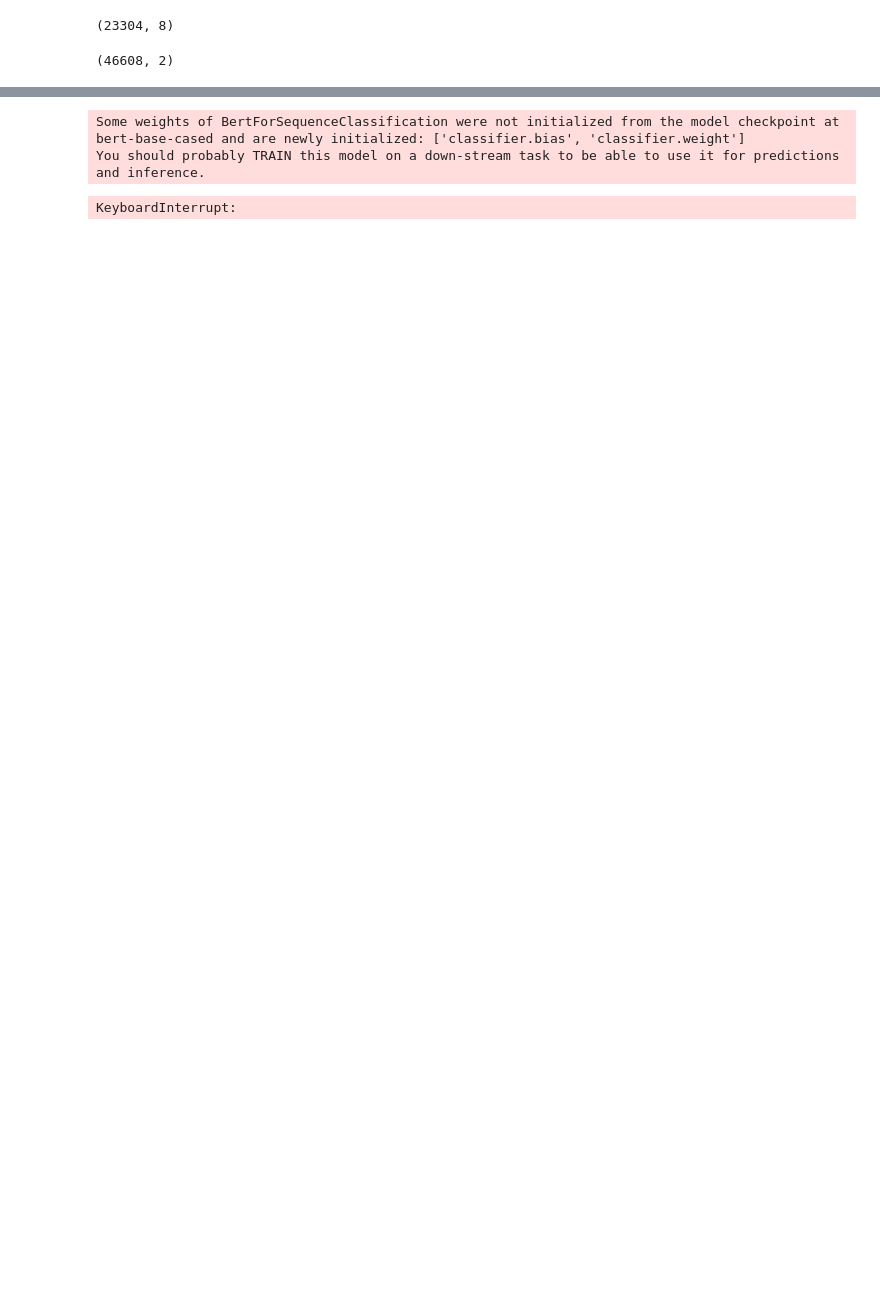
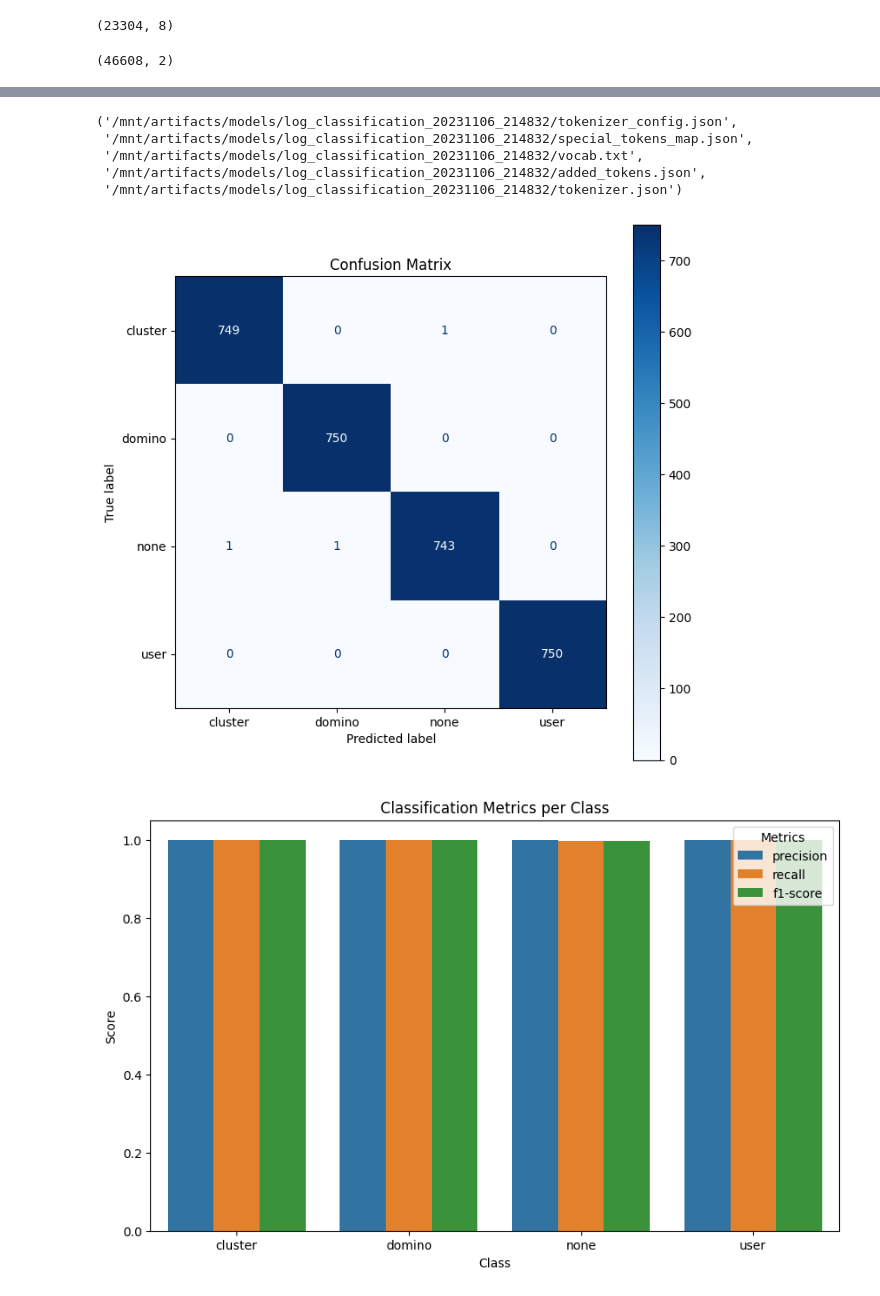
Before and after one commit to domino-okeefe-niemann/support-bundle-analysis-dashboard, a Jupyter notebook: machine_learning/log_error_classifier_runbook.ipynb, the cells around one changed output, grey strips where cells are left out. Drawn from its saved outputs; the diff is of its cells as text; code cells hidden in the pictures; blank space fills up the shorter version.

```diff
--- a/machine_learning/log_error_classifier_runbook.ipynb
+++ b/machine_learning/log_error_classifier_runbook.ipynb
@@ -109,3 +111,4 @@ all_data.to_csv(os.path.join(dir_name, datetime.now().strftime('%Y%m%d_%H%M%S')
 # %%
 df_train_small = pd.read_csv(os.path.join(data_directory, 'classification_data', '20231106_172505_train_small.csv'))
 df_test_small = pd.read_csv(os.path.join(data_directory, 'classification_data', '20231106_172505_test_small.csv'))
+df_test_small = df_test_small[df_test_small['text'].notna()]
@@ -120,12 +126,20 @@ df_test_small['label'] = df_test_small['label'].apply(lambda x: text_to_label[x]
 import log_error_classifier
 from log_error_classifier import HuggingFaceClassifier
 
-model = HuggingFaceClassifier(path_or_pretrained='bert-base-cased', num_labels=4)
+#model = HuggingFaceClassifier(path_or_pretrained='bert-base-cased', num_labels=4)
+model = HuggingFaceClassifier(path_or_pretrained='/mnt/artifacts/models/log_classification_20231106_212241/')
-# %% [output]
-Some weights of BertForSequenceClassification were not initialized from the model checkpoint at bert-base-cased and are newly initialized: ['classifier.bias', 'classifier.weight']
-You should probably TRAIN this model on a down-stream task to be able to use it for predictions and inference.
 # %%
 # Train the model
 model.train(df=df_train_small)
-# %% [output]
-KeyboardInterrupt:
+# %%
+model_directory = os.path.join('/mnt', 'artifacts', 'models', 'log_classification_'+datetime.now().strftime('%Y%m%d_%H%M%S'))
+
+os.makedirs(model_directory)
+model.model.save_pretrained(model_directory)
+model.tokenizer.save_pretrained(model_directory)
+# %% [output]
+('/mnt/artifacts/models/log_classification_20231106_214832/tokenizer_config.json',
+ '/mnt/artifacts/models/log_classification_20231106_214832/special_tokens_map.json',
+ '/mnt/artifacts/models/log_classification_20231106_214832/vocab.txt',
+ '/mnt/artifacts/models/log_classification_20231106_214832/added_tokens.json',
+ '/mnt/artifacts/models/log_classification_20231106_214832/tokenizer.json')
@@ -131,0 +148,45 @@ KeyboardInterrupt:
+# %%
+text = df_test_small['text'].to_list()
+predictions, probabilities = model.predict(text)
+# %%
+import pandas as pd
+import seaborn as sns
+import numpy as np
+import matplotlib.pyplot as plt
+from sklearn.metrics import classification_report, confusion_matrix, ConfusionMatrixDisplay
+
+# Assuming 'df' is your DataFrame with 'predictions' and 'labels' columns
+predictions = [label_to_text[str(pred)] for pred in predictions]
+labels = [label_to_text[str(label)] for label in df_test_small['label'].to_list()]
+
+# Generate the classification report and the confusion matrix
+report = classification_report(labels, predictions, output_dict=True)
+conf_matrix = confusion_matrix(labels, predictions)
+
+# Plot the confusion matrix
+fig, ax = plt.subplots(figsize=(8, 8))
+ConfusionMatrixDisplay(conf_matrix, display_labels=np.unique(labels)).plot(cmap=plt.cm.Blues, ax=ax)
+plt.title('Confusion Matrix')
+plt.show()
+
+# Extract the precision, recall, and F1 score for each class
+metrics_df = pd.DataFrame(report).transpose().reset_index()
+metrics_df.rename({'index': 'class'}, axis=1, inplace=True)
+
+# Remove the 'support' column and the last three rows which contain the averages
+metrics_df = metrics_df[:-3].drop('support', axis=1)
+
+# Melt the dataframe for seaborn barplot
+metrics_melted = pd.melt(metrics_df, id_vars=['class'], var_name='metrics', value_name='values')
+
+# Plot precision, recall, and F1-score
+plt.figure(figsize=(10, 6))
+sns.barplot(data=metrics_melted, x='class', y='values', hue='metrics')
+plt.title('Classification Metrics per Class')
+plt.ylabel('Score')
+plt.xlabel('Class')
+plt.legend(title='Metrics', loc='upper right')
+plt.show()
+# %% [output]
+[figure, added]
+[figure, added]
```
Also changed, not shown: parts of 3 cells of this notebook, 6 other files.
